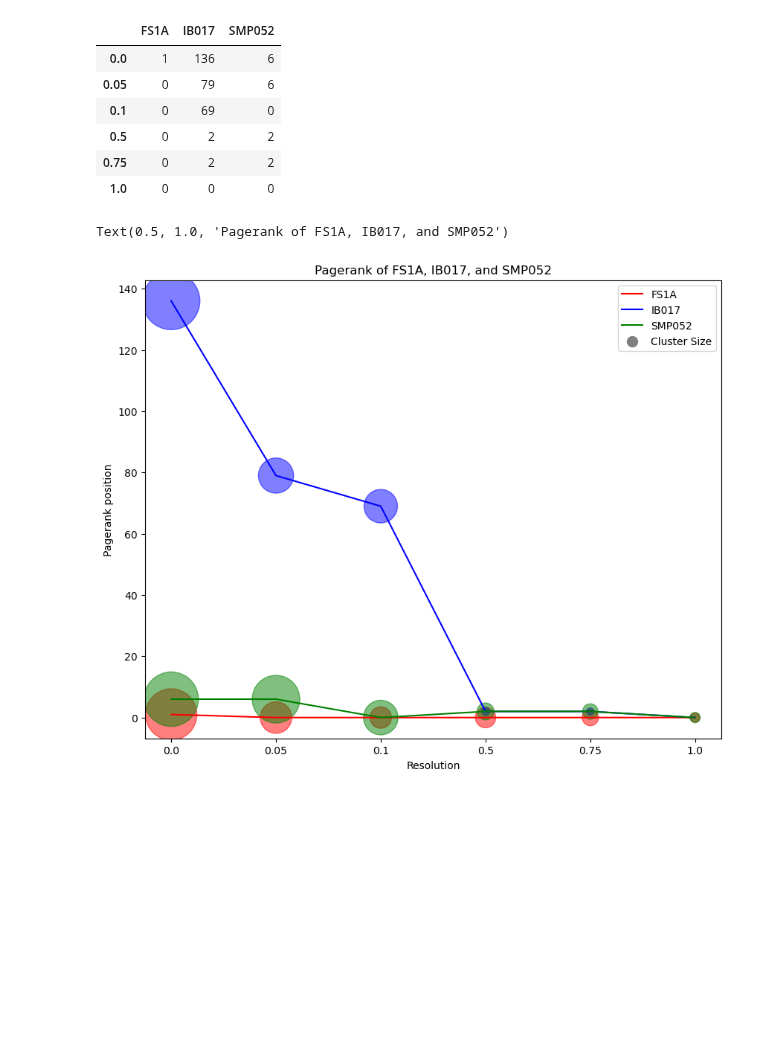
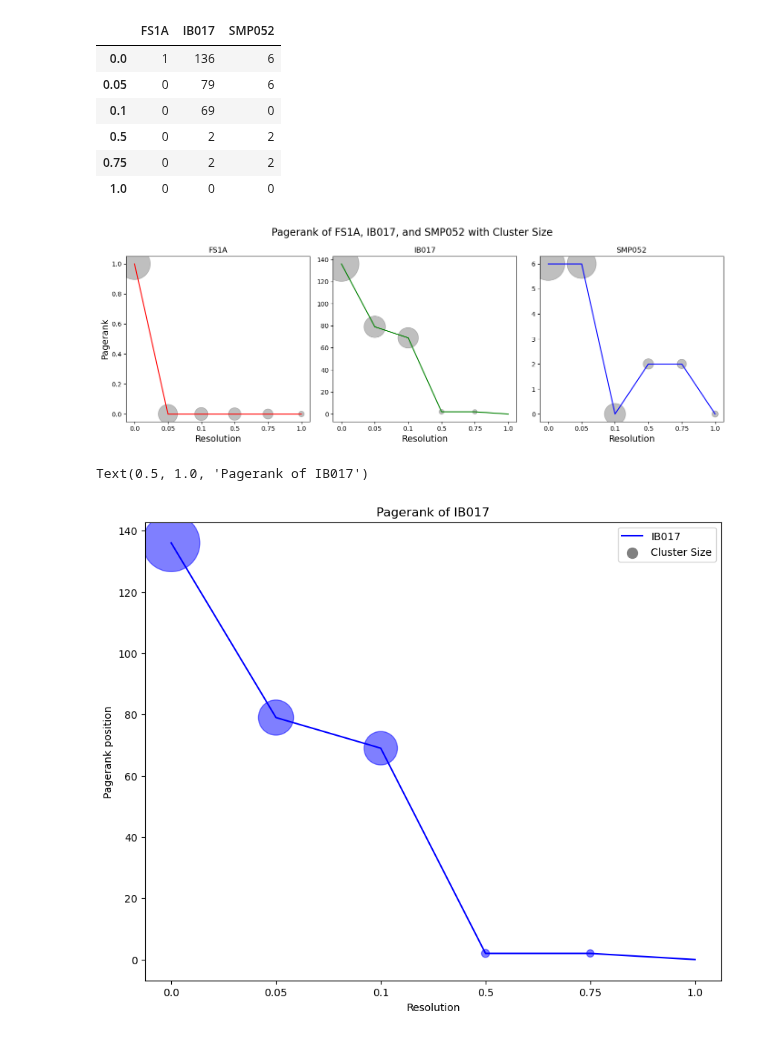
Before and after one commit to RhessaWL/flybrain-clustering, a Jupyter notebook: pagerank_fig.ipynb, the cells around one changed output. Saved outputs shown, nothing was run; the diff lists cells and outputs as text; code cells hidden in the pictures; blank space fills up the shorter version.

Commit message:
pagerank figures

```diff
--- a/pagerank_fig.ipynb
+++ b/pagerank_fig.ipynb
@@ -197,23 +132,40 @@ pg_df
 | 1.0 | 0 | 0 | 0 |
 # %%
 # plot the pagerank dataframe
-fig, ax = plt.subplots(figsize=(10,8))
-ax.plot(pg_df.index, pg_df['FS1A'], label='FS1A', color='red')
-ax.plot(pg_df.index, pg_df['IB017'], label='IB017', color='blue')
-ax.plot(pg_df.index, pg_df['SMP052'], label='SMP052', color='green')
+fig, ax = plt.subplots(1, 3, figsize=(14,5), tight_layout=True)
+plt.suptitle('Pagerank of FS1A, IB017, and SMP052 with Cluster Size', fontsize=16)
 
-# plot the cluster size as relative blobs of the same color
-ax.scatter(pg_df.index, pg_df['FS1A'], s=[i*10 for i in cluster_size.values()], color='red', alpha=0.5)
-ax.scatter(pg_df.index, pg_df['IB017'], s=[i*10 for i in cluster_size_IB.values()], color='blue', alpha=0.5)
-ax.scatter(pg_df.index, pg_df['SMP052'], s=[i*10 for i in cluster_size_SMP.values()], color='green', alpha=0.5)
+ax[0].plot(pg_df['FS1A'], label='FS1A', color='r')
+ax[1].plot(pg_df['IB017'], label='IB017', color='g')
+ax[2].plot(pg_df['SMP052'], label='SMP052', color='b')
 
-# Cluster size legend
-ax.scatter([],[], s=100, color='grey', label='Cluster Size')
+ax[0].scatter(pg_df.index, pg_df['FS1A'], s=[i*10 for i in cluster_size.values()], color='grey', alpha=0.5)
+ax[1].scatter(pg_df.index, pg_df['IB017'], s=[i*10 for i in cluster_size_IB.values()], color='grey', alpha=0.5)
+ax[2].scatter(pg_df.index, pg_df['SMP052'], s=[i*10 for i in cluster_size_SMP.values()], color='grey', alpha=0.5)
 
-ax.legend()
-ax.set_xlabel('Resolution')
-ax.set_ylabel('Pagerank position')
-ax.set_title('Pagerank of FS1A, IB017, and SMP052')
+ax[1].scatter([],[], s=100, color='grey', label='Cluster Size')
+
+ax[0].set_ylabel('Pagerank', fontsize=14)
+
+for i in range(3):
+    ax[i].set_title(pg_df.columns[i])
+    ax[i].set_xlabel('Resolution', fontsize=14)
+    ax[i].set_xticks(np.arange(len(resos)))
+    ax[i].set_xticklabels(resos)
 # %% [output]
-Text(0.5, 1.0, 'Pagerank of FS1A, IB017, and SMP052')
-[figure, old version]
+[figure, new version]
+# %%
+# plot IB017
+fig, ax = plt.subplots(figsize=(10,8))
+ax.plot(pg_df.index, pg_df['IB017'], label='IB017', color='blue')
+ax.scatter(pg_df.index, pg_df['IB017'], s=[i*10 for i in cluster_size_IB.values()], color='blue', alpha=0.5)
+
+ax.scatter([],[], s=100, color='grey', label='Cluster Size')
+
+ax.legend()
+ax.set_xlabel('Resolution')
+ax.set_ylabel('Pagerank position')
+ax.set_title('Pagerank of IB017')
+# %% [output]
+Text(0.5, 1.0, 'Pagerank of IB017')
+[figure, added]
```
Also changed, not shown: parts of 5 cells of this notebook, 4 other files.
